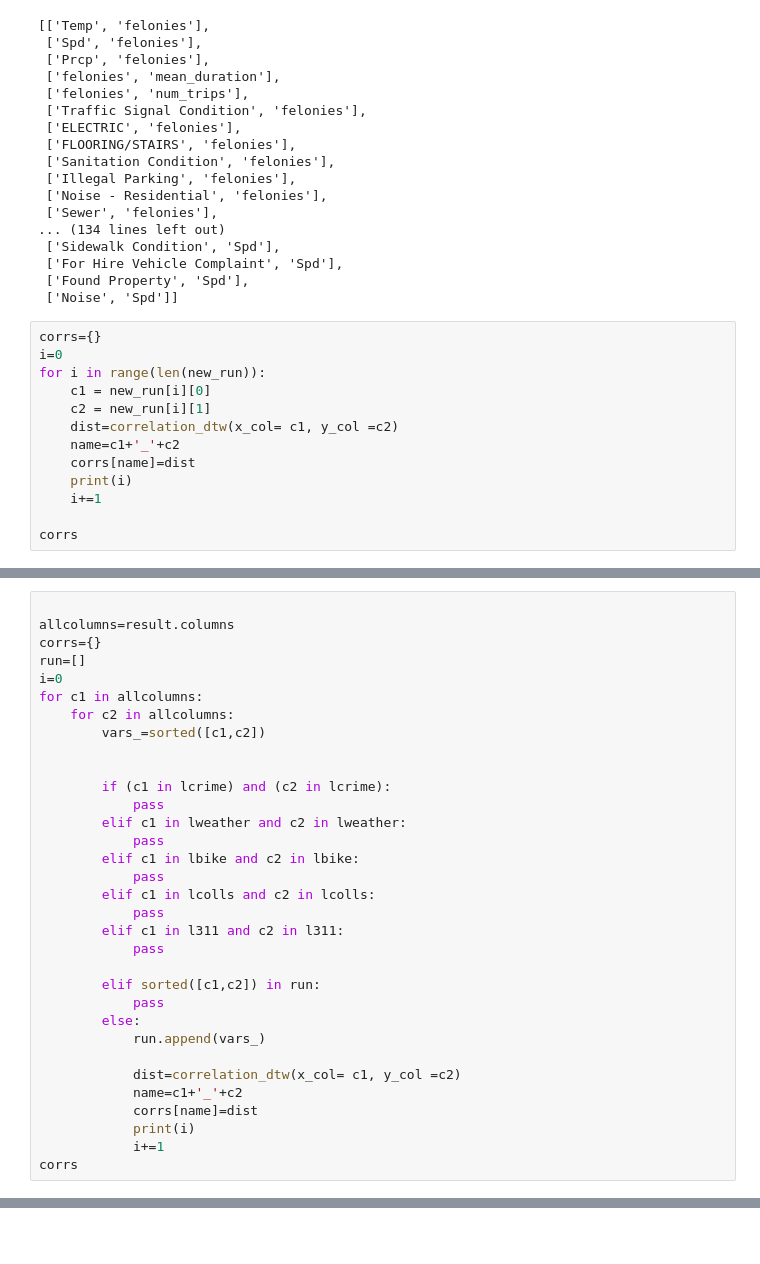
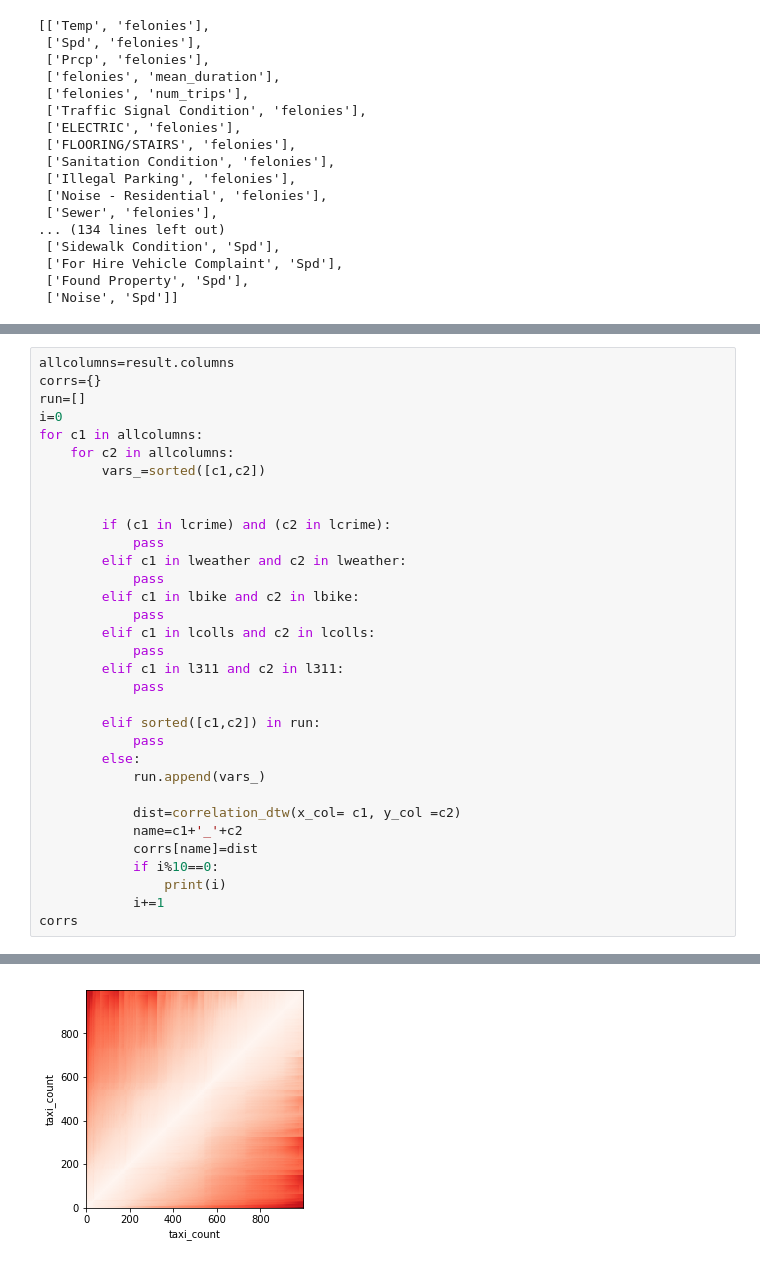
Before and after one commit to adcengiz/quesedillas, a Jupyter notebook: correlations_final.ipynb, the cells around one changed output, grey strips where cells are left out. Cells and saved outputs as stored; diff of their text form; blank space fills up the shorter version.

Commit message:
Graphs and correlations

```diff
--- a/correlations_final.ipynb
+++ b/correlations_final.ipynb
@@ -242,16 +234,3 @@ new_run
  ['For Hire Vehicle Complaint', 'Spd'],
  ['Found Property', 'Spd'],
  ['Noise', 'Spd']]
-# %%
-corrs={}
-i=0
-for i in range(len(new_run)):
-    c1 = new_run[i][0]
-    c2 = new_run[i][1]
-    dist=correlation_dtw(x_col= c1, y_col =c2)
-    name=c1+'_'+c2
-    corrs[name]=dist
-    print(i)
-    i+=1
-
-corrs
@@ -279,5 +237,4 @@ ValueError: object too deep for desired array
 # %%
-
 allcolumns=result.columns
 corrs={}
 run=[]
@@ -306,7 +263,8 @@ for c1 in allcolumns:
             dist=correlation_dtw(x_col= c1, y_col =c2)
             name=c1+'_'+c2
             corrs[name]=dist
-            print(i)
+            if i%10==0:
+                print(i)
             i+=1
 corrs
 # %% [output]
@@ -329,0 +305 @@ corrs
+[figure, added]
```
Also changed, not shown: parts of 10 cells of this notebook, 9 other files.
